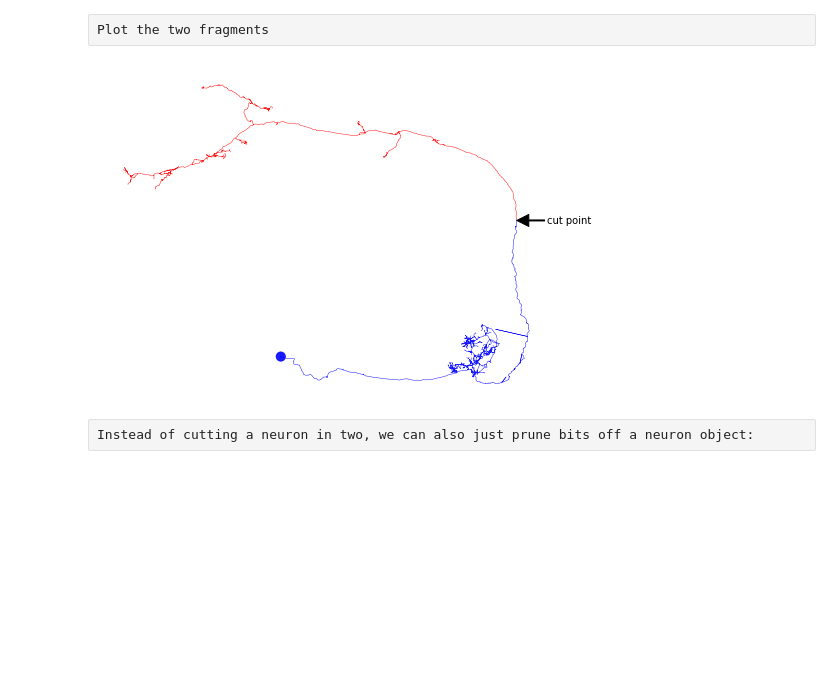
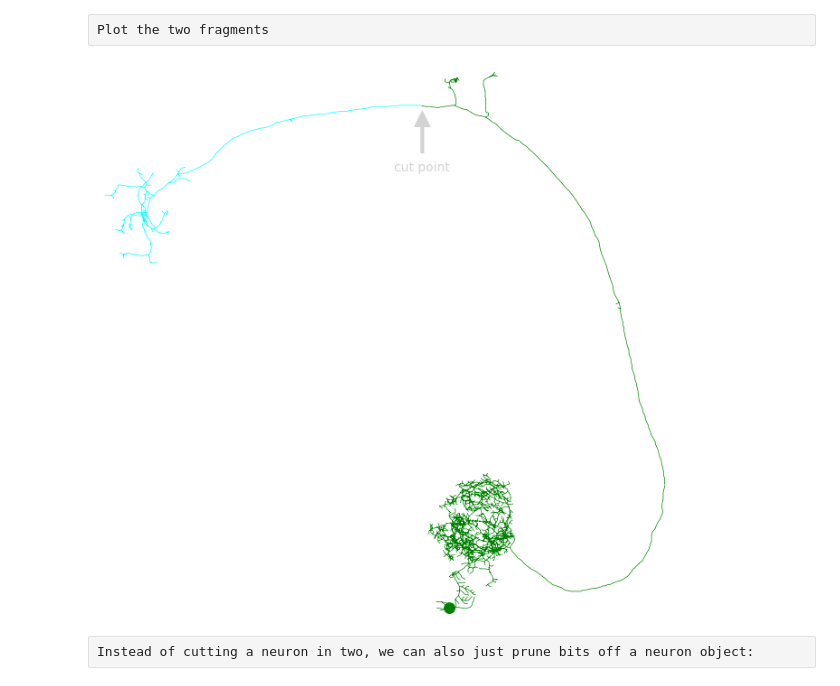
Before and after one commit to navis-org/navis, a Jupyter notebook: docs/source/tutorials/morph_analysis.ipynb, the cells around one changed output. Saved outputs shown, nothing was run; the diff lists cells and outputs as text; code cells hidden in the pictures; blank space fills up the shorter version.

```diff
--- a/docs/source/tutorials/morph_analysis.ipynb
+++ b/docs/source/tutorials/morph_analysis.ipynb
@@ -117,20 +123,22 @@ distal, proximal = navis.cut_neuron(n, cut_node_id)
 # %% [raw]
 Plot the two fragments
 # %%
-fig, ax = distal.plot2d(color='red', method='2d')
-fig, ax = proximal.plot2d(color='blue', method='2d', ax=ax)
+# Note that we are using method='2d' here because that makes annotating the plot easier
+fig, ax = distal.plot2d(color='cyan', method='2d', view=('x', '-z'))
+fig, ax = proximal.plot2d(color='green', ax=ax, method='2d', view=('x', '-z'))
 
 # Annotate cut point
-cut_coords = distal.nodes.set_index('node_id').loc[distal.root, ['x', 'y']].values[0]
+cut_coords = distal.nodes.set_index('node_id').loc[distal.root, ['x', 'z']].values[0]
 ax.annotate('cut point',
             xy=(cut_coords[0], -cut_coords[1]),
-            xytext=(cut_coords[0]+20000, -cut_coords[1]), va='center', ha='center',
-            arrowprops=dict(facecolor='black', shrink=0.01, width=1),
+            color='lightgrey',
+            xytext=(cut_coords[0], -cut_coords[1]-2000), va='center', ha='center',
+            arrowprops=dict(shrink=0.1, width=2, color='lightgrey'),
             )
 
 plt.show()
 # %% [output]
-[figure, old version]
+[figure, new version]
 # %% [raw]
 Instead of cutting a neuron in two, we can also just prune bits off a neuron object:
 # %%
```
Also changed, not shown: parts of 38 cells of this notebook, 19 other files.
